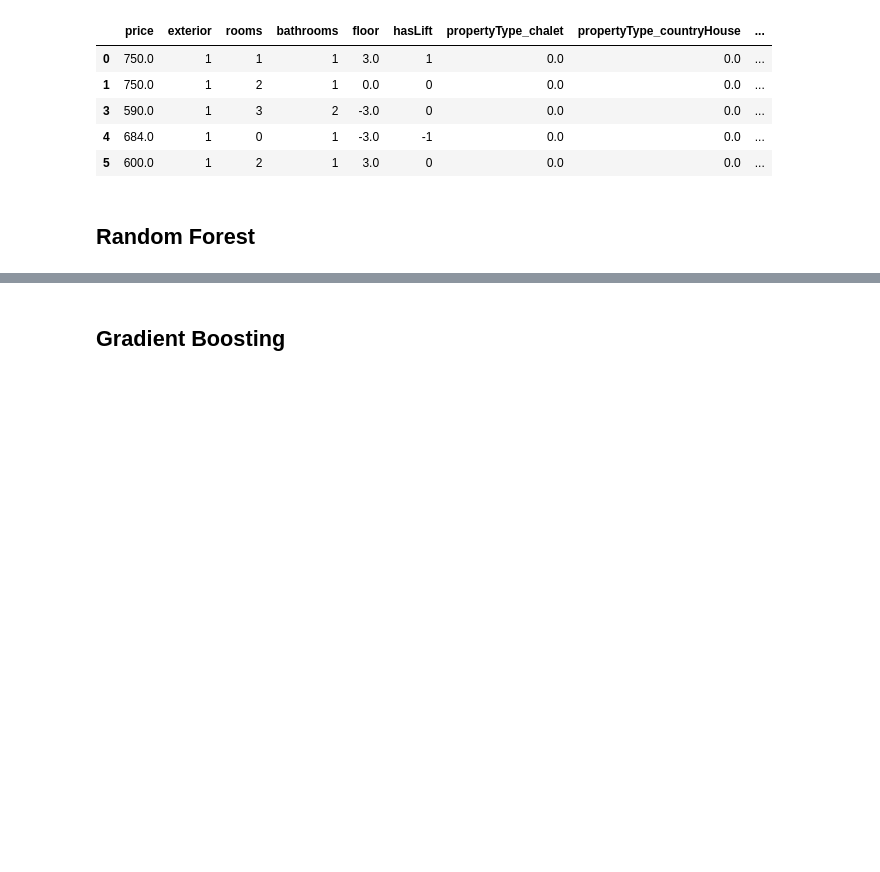
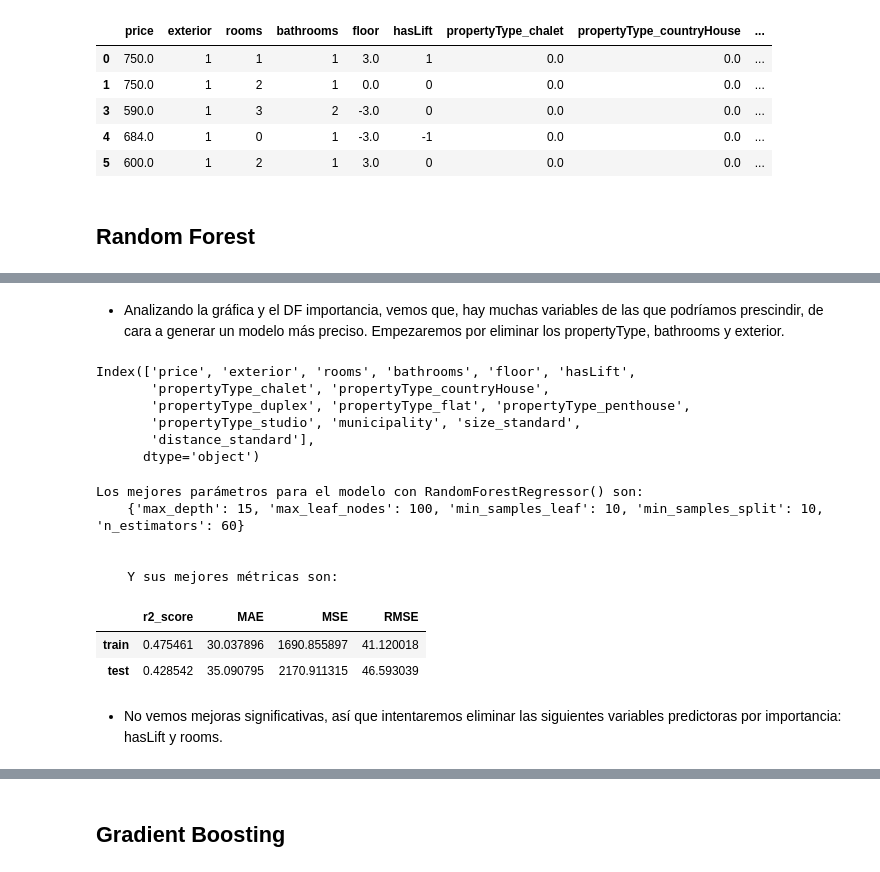
Before and after one commit to davfranco1/Proyecto7-PrediccionCasas, a Jupyter notebook: notebooks/modelo2/5_Modelos.ipynb, the cells around one changed output, grey strips where cells are left out. Saved outputs shown, nothing was run; the diff lists cells and outputs as text; code cells hidden in the pictures; blank space fills up the shorter version.

```diff
--- a/notebooks/modelo2/5_Modelos.ipynb
+++ b/notebooks/modelo2/5_Modelos.ipynb
@@ -99,0 +103,39 @@ sns.barplot(x = "Importancia", y= df_importancia_rf.index, data = df_importancia
+# %% [markdown]
+- Analizando la gráfica y el DF importancia, vemos que, hay muchas variables de las que podríamos prescindir, de cara a generar un modelo más preciso. Empezaremos por eliminar los propertyType, bathrooms y exterior.
+# %%
+df.columns
+# %% [output]
+Index(['price', 'exterior', 'rooms', 'bathrooms', 'floor', 'hasLift',
+       'propertyType_chalet', 'propertyType_countryHouse',
+       'propertyType_duplex', 'propertyType_flat', 'propertyType_penthouse',
+       'propertyType_studio', 'municipality', 'size_standard',
+       'distance_standard'],
+      dtype='object')
+# %%
+X_train_reducida = X_train.drop(columns=['propertyType_chalet', 'propertyType_countryHouse',
+       'propertyType_duplex', 'propertyType_flat', 'propertyType_penthouse',
+       'propertyType_studio', 'bathrooms', 'exterior'])
+X_test_reducida = X_test.drop(columns=['propertyType_chalet', 'propertyType_countryHouse',
+       'propertyType_duplex', 'propertyType_flat', 'propertyType_penthouse',
+       'propertyType_studio', 'bathrooms', 'exterior'])
+# %%
+params_rf_v2 = {
+    'n_estimators': [50, 60, 70], # de árboles que queremos en nuestro bosque
+    'max_depth': [10, 15, 20],
+    'min_samples_split': [10, 15, 20], # mínimo de datos que debe tener la madre
+    'min_samples_leaf': [10, 15, 20], # mínimo de datos que debe tener el hijo
+    'max_leaf_nodes': [80, 100, 120] # de nodos finales
+}
+# %%
+modelo_final_rf_v2, df_metricas_rf_v2 = sp.probar_modelo(X_train_reducida, y_train["price"].values, X_test_reducida, y_test, params_rf_v2, RandomForestRegressor())
+# %% [output]
+Los mejores parámetros para el modelo con RandomForestRegressor() son:
+    {'max_depth': 15, 'max_leaf_nodes': 100, 'min_samples_leaf': 10, 'min_samples_split': 10, 'n_estimators': 60}
+
+
+    Y sus mejores métricas son:
+|  | r2_score | MAE | MSE | RMSE |
+| train | 0.475461 | 30.037896 | 1690.855897 | 41.120018 |
+| test | 0.428542 | 35.090795 | 2170.911315 | 46.593039 |
+# %% [markdown]
+- No vemos mejoras significativas, así que intentaremos eliminar las siguientes variables predictoras por importancia: hasLift y rooms.
```
Also changed, not shown: parts of 9 cells of this notebook, 5 other files.
